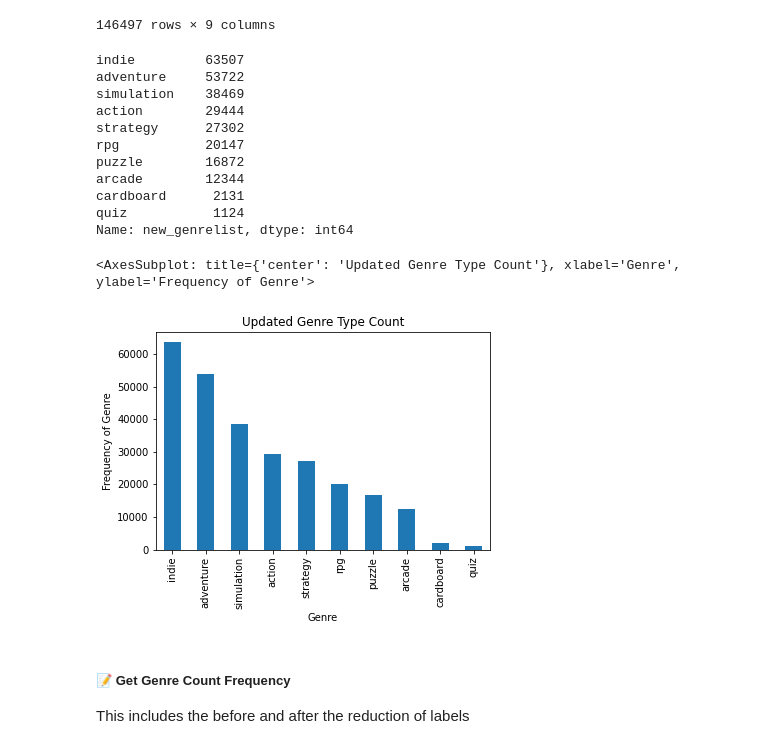
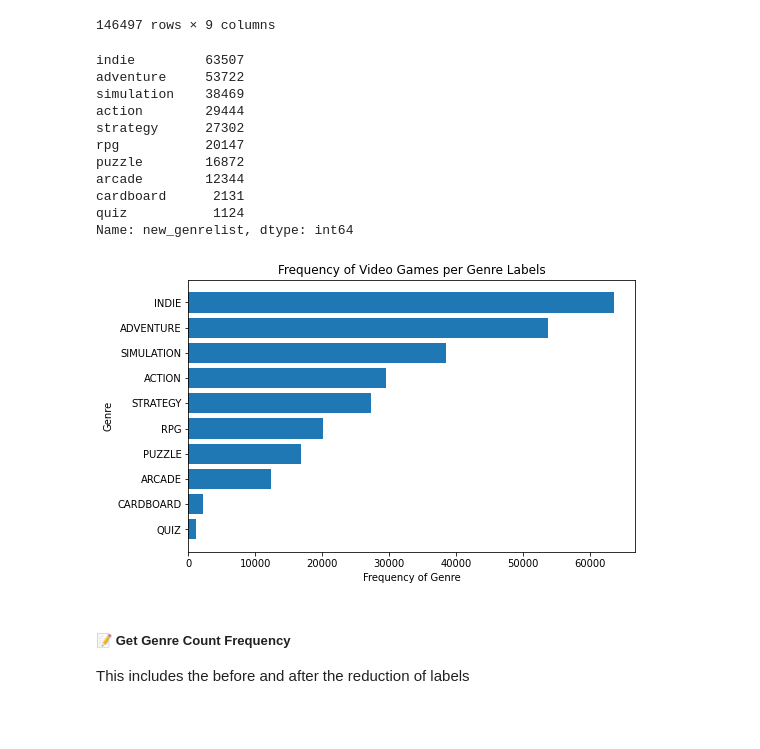
Before and after one commit to melzarjanchico-up/sp_multilabel_vggtc, a Jupyter notebook: exploratory_data_analysis/eda_FINAL.ipynb, the cells around one changed output. Saved outputs shown, nothing was run; the diff lists cells and outputs as text; code cells hidden in the pictures; blank space fills up the shorter version.

```diff
--- a/exploratory_data_analysis/eda_FINAL.ipynb
+++ b/exploratory_data_analysis/eda_FINAL.ipynb
@@ -292,26 +313,40 @@ vgame0_df
 # uncomment if you want to see the clean text
 
 # vgame0_df.to_csv('clean_test2.csv', index=False)
-# %%
-newgenrelist_copy = vgame0_df['new_genrelist'].explode('new_genrelist').reset_index(drop=True)
-newgenretype_count = newgenrelist_copy.value_counts()
-print(newgenretype_count)
-
-newgenretype_count.plot(kind='bar', title='Updated Genre Type Count', xlabel='Genre', ylabel='Frequency of Genre')
-# %% [output]
-indie         63507
-adventure     53722
-simulation    38469
-action        29444
-strategy      27302
-rpg           20147
-puzzle        16872
-arcade        12344
-cardboard      2131
-quiz           1124
-Name: new_genrelist, dtype: int64
-<AxesSubplot: title={'center': 'Updated Genre Type Count'}, xlabel='Genre', ylabel='Frequency of Genre'>
-[figure, removed]
+# %%
+newgenrelist_copy = vgame0_df['new_genrelist'].explode('new_genrelist').reset_index(drop=True)
+newgenretype_count = newgenrelist_copy.value_counts()
+print(newgenretype_count)
+
+# newgenretype_count.plot(kind='barh', title='Frequency of Video Games per Genre Labels', xlabel='Genre', ylabel='Frequency of Genre')
+# plt.xlabel('No. of Video Games')
+
+fig, ax = plt.subplots(figsize=(8, 5))
+ax.barh(newgenretype_count.index, newgenretype_count.values, align='center')
+ax.invert_yaxis()
+ax.set_title('Frequency of Video Games per Genre Labels')
+ax.set_xlabel('Frequency of Genre')
+ax.set_ylabel('Genre')
+
+# capitalize y-axis labels
+labels = [label.get_text().upper() for label in ax.get_yticklabels()]
+ax.set_yticks(range(len(labels)))
+ax.set_yticklabels(labels)
+
+plt.show()
+# %% [output]
+indie         63507
+adventure     53722
+simulation    38469
+action        29444
+strategy      27302
+rpg           20147
+puzzle        16872
+arcade        12344
+cardboard      2131
+quiz           1124
+Name: new_genrelist, dtype: int64
+[figure, added]
 # %% [markdown]
 ##### 📝 **Get Genre Count Frequency**
 This includes the before and after the reduction of labels
```
Also changed, not shown: parts of 10 cells of this notebook, 7 other files.
